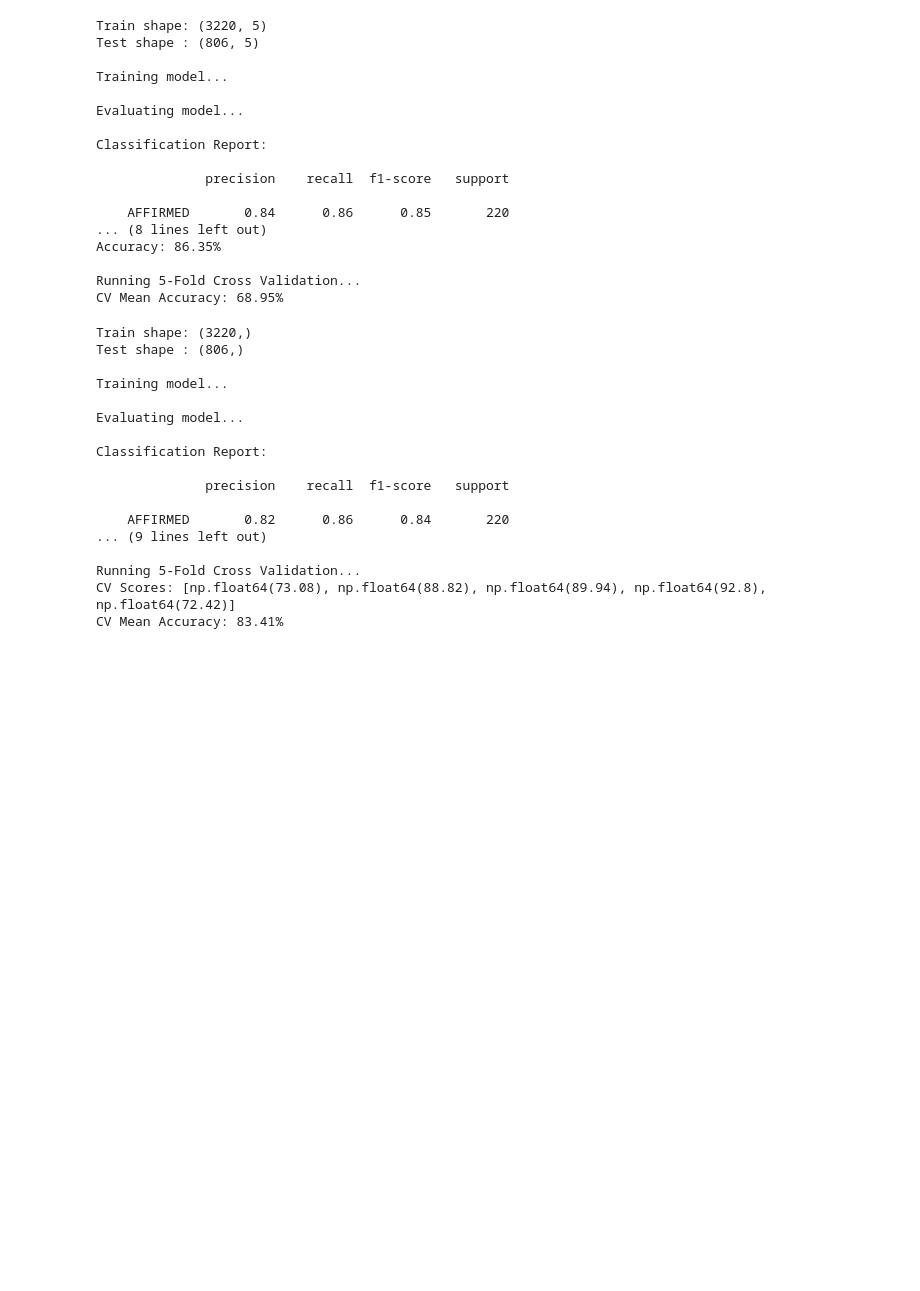
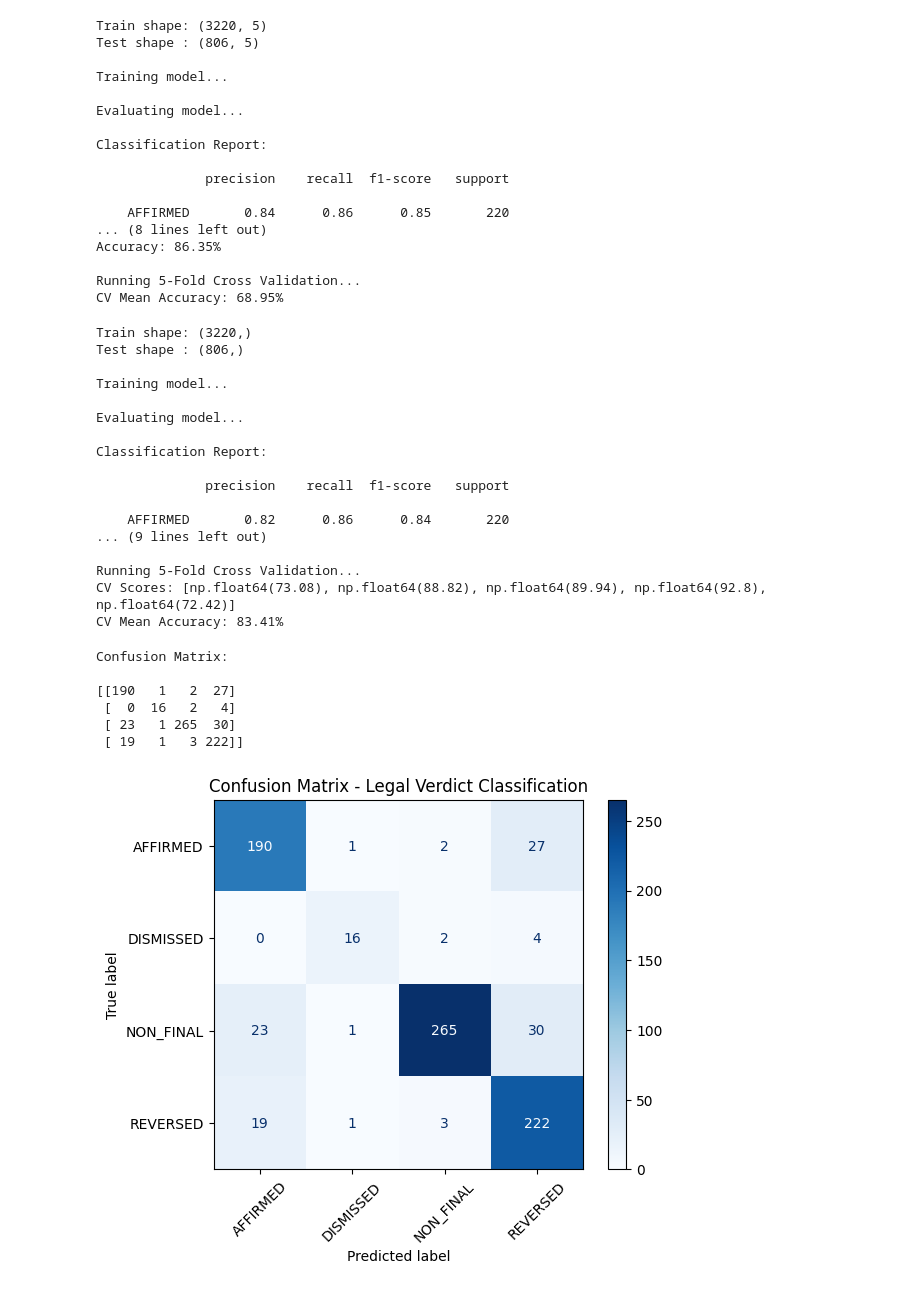
Before and after one commit to birhanumoges/legal-case-etl-nlp-pipeline, a Jupyter notebook: note_books/analysis.ipynb, the cells around one changed output. Saved outputs shown, nothing was run; the diff lists cells and outputs as text; code cells hidden in the pictures; blank space fills up the shorter version.

Commit message:
added confusion matrix and classification report codes

```diff
--- a/note_books/analysis.ipynb
+++ b/note_books/analysis.ipynb
@@ -1409,3 +1409,31 @@ Classification Report:
 Running 5-Fold Cross Validation...
 CV Scores: [np.float64(73.08), np.float64(88.82), np.float64(89.94), np.float64(92.8), np.float64(72.42)]
 CV Mean Accuracy: 83.41%
+# %%
+from sklearn.metrics import confusion_matrix, ConfusionMatrixDisplay
+import matplotlib.pyplot as plt
+
+# predictions (you already have this)
+y_pred = model.predict(X_test)
+
+# confusion matrix
+cm = confusion_matrix(y_test, y_pred, labels=model.classes_)
+
+print("Confusion Matrix:\n")
+print(cm)
+
+# optional: visual plot
+disp = ConfusionMatrixDisplay(confusion_matrix=cm,
+                              display_labels=model.classes_)
+
+disp.plot(cmap='Blues', xticks_rotation=45)
+plt.title("Confusion Matrix - Legal Verdict Classification")
+plt.show()
+# %% [output]
+Confusion Matrix:
+
+[[190   1   2  27]
+ [  0  16   2   4]
+ [ 23   1 265  30]
+ [ 19   1   3 222]]
+[figure, added]
```
